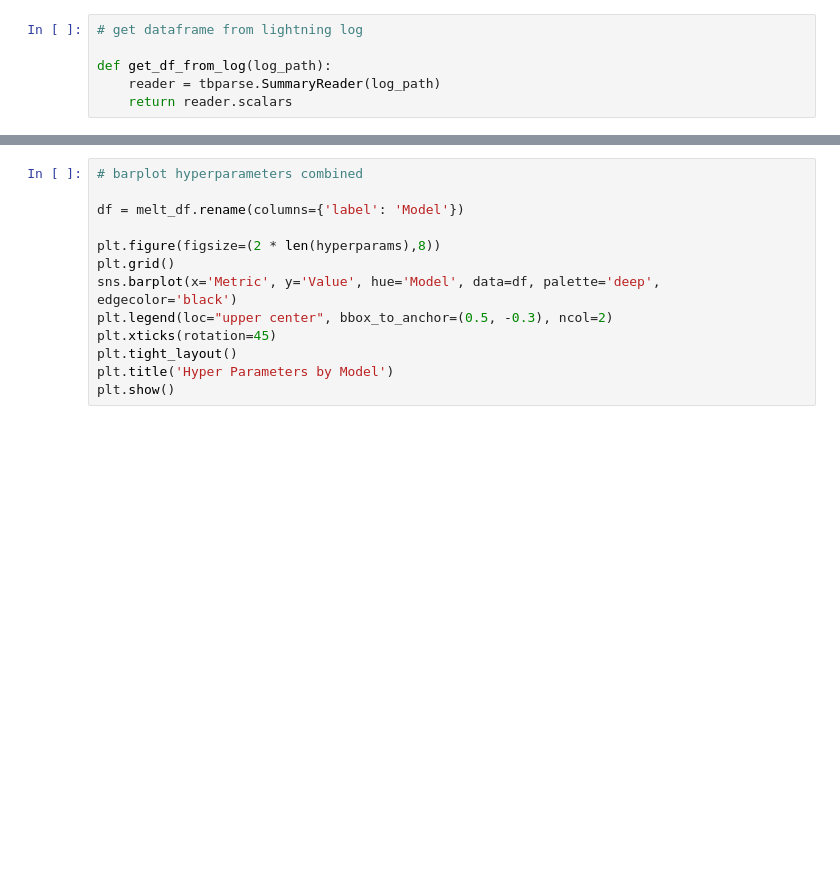
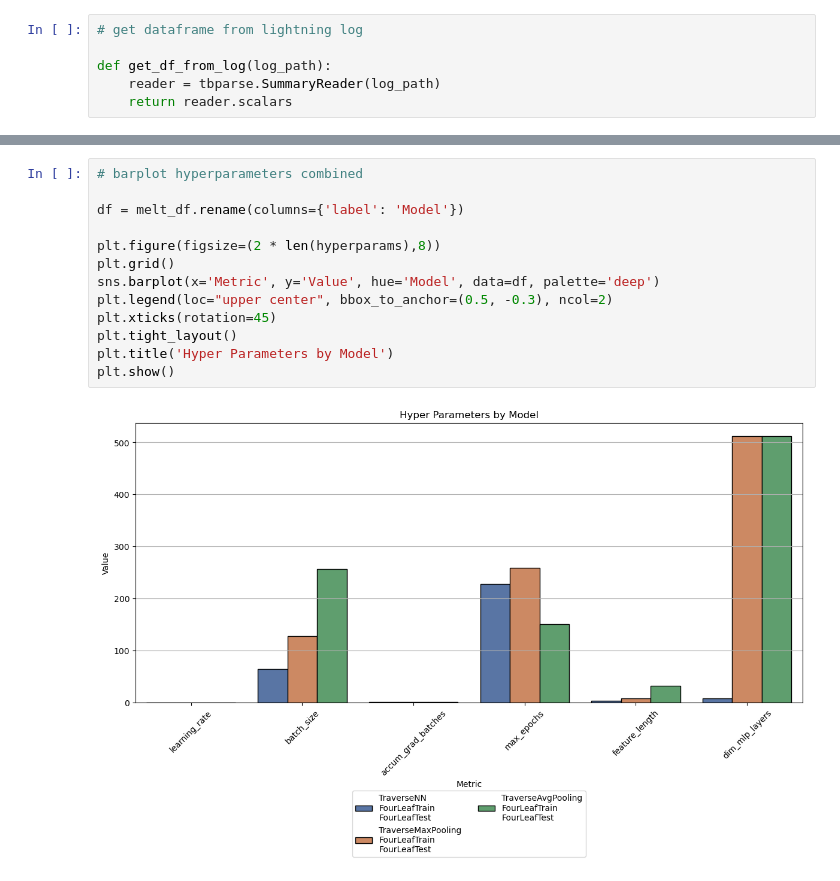
Before and after one commit to matsengrp/dpvt-experiments-1, a Jupyter notebook: train/plot_final_csv.input.ipynb, the cells around one changed output, grey strips where cells are left out. Drawn from its saved outputs; the diff is of its cells as text; blank space fills up the shorter version.

```diff
--- a/train/plot_final_csv.input.ipynb
+++ b/train/plot_final_csv.input.ipynb
@@ -44,16 +83,18 @@ melt_df
 # %%
 # barplot hyperparameters combined
 
 df = melt_df.rename(columns={'label': 'Model'})
 
 plt.figure(figsize=(2 * len(hyperparams),8))
 plt.grid()
-sns.barplot(x='Metric', y='Value', hue='Model', data=df, palette='deep', edgecolor='black')
+sns.barplot(x='Metric', y='Value', hue='Model', data=df, palette='deep')
 plt.legend(loc="upper center", bbox_to_anchor=(0.5, -0.3), ncol=2)
 plt.xticks(rotation=45)
 plt.tight_layout()
 plt.title('Hyper Parameters by Model')
 plt.show()
+# %% [output]
+[figure, added]
 # %%
 # individual bar plots
 
```
Also changed, not shown: parts of 10 cells of this notebook.
